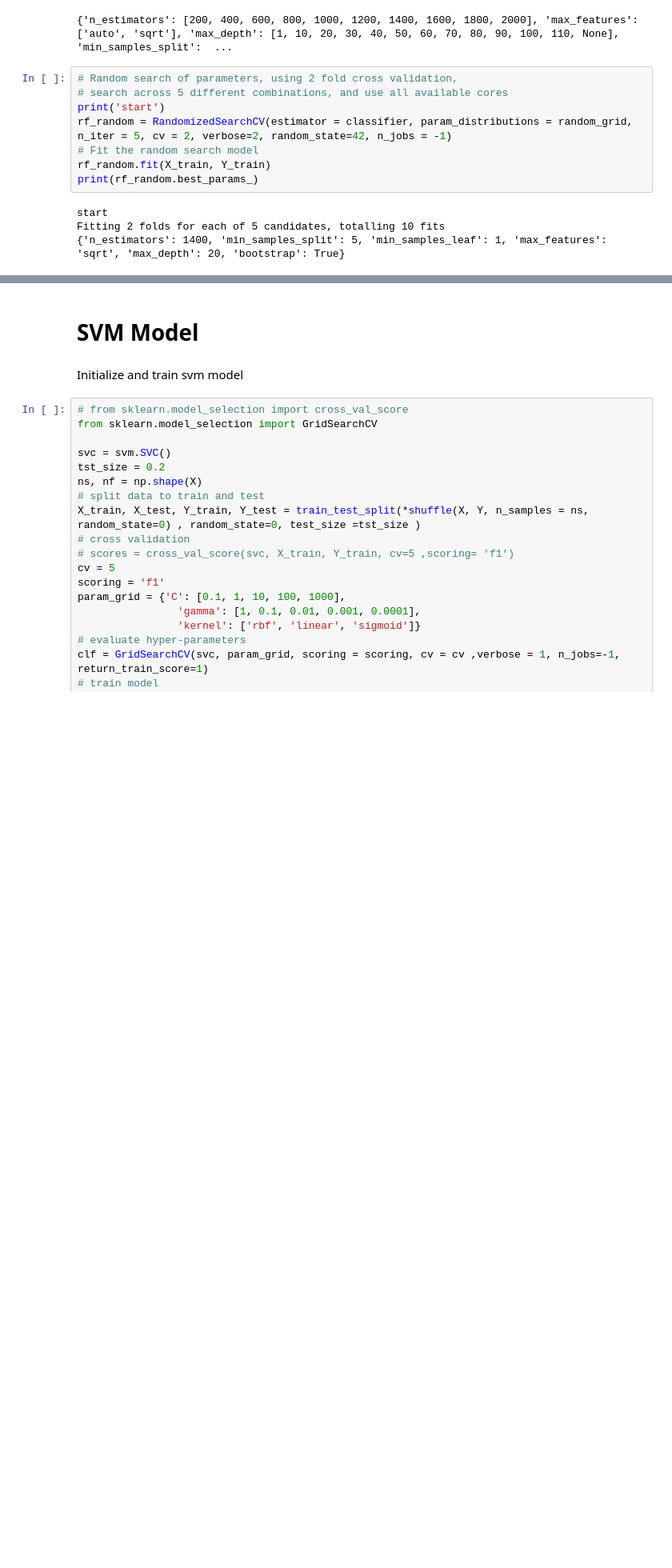
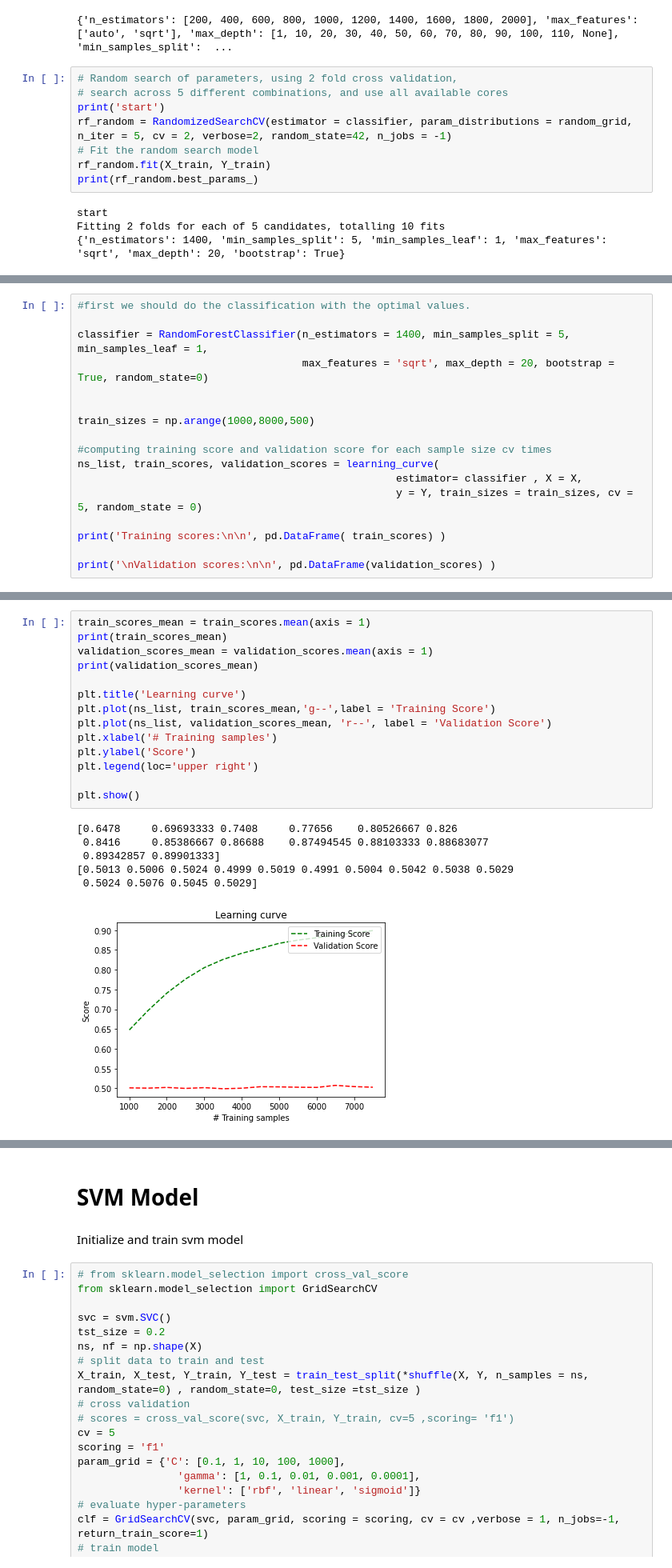
Before and after one commit to as2c/MLP---Cosmology, a Jupyter notebook: Optimization/Model_Evaluation.ipynb, the cells around one changed output, grey strips where cells are left out. Shown at 80% size. Cells and saved outputs as stored; diff of their text form; blank space fills up the shorter version.

```diff
--- a/Optimization/Model_Evaluation.ipynb
+++ b/Optimization/Model_Evaluation.ipynb
@@ -169,0 +176,17 @@ Fitting 2 folds for each of 5 candidates, totalling 10 fits
+# %%
+#first we should do the classification with the optimal values.
+
+classifier = RandomForestClassifier(n_estimators = 1400, min_samples_split = 5, min_samples_leaf = 1,
+                                    max_features = 'sqrt', max_depth = 20, bootstrap = True, random_state=0)
+
+
+train_sizes = np.arange(1000,8000,500)
+
+#computing training score and validation score for each sample size cv times
+ns_list, train_scores, validation_scores = learning_curve(
+                                                   estimator= classifier , X = X,
+                                                   y = Y, train_sizes = train_sizes, cv = 5, random_state = 0)
+
+print('Training scores:\n\n', pd.DataFrame( train_scores) )
+
+print('\nValidation scores:\n\n', pd.DataFrame(validation_scores) )
@@ -169,0 +211,21 @@ Fitting 2 folds for each of 5 candidates, totalling 10 fits
+# %%
+train_scores_mean = train_scores.mean(axis = 1)
+print(train_scores_mean)
+validation_scores_mean = validation_scores.mean(axis = 1)
+print(validation_scores_mean)
+
+plt.title('Learning curve')
+plt.plot(ns_list, train_scores_mean,'g--',label = 'Training Score')
+plt.plot(ns_list, validation_scores_mean, 'r--', label = 'Validation Score')
+plt.xlabel('# Training samples')
+plt.ylabel('Score')
+plt.legend(loc='upper right')
+
+plt.show()
+# %% [output]
+[0.6478     0.69693333 0.7408     0.77656    0.80526667 0.826
+ 0.8416     0.85386667 0.86688    0.87494545 0.88103333 0.88683077
+ 0.89342857 0.89901333]
+[0.5013 0.5006 0.5024 0.4999 0.5019 0.4991 0.5004 0.5042 0.5038 0.5029
+ 0.5024 0.5076 0.5045 0.5029]
+[figure, added]
```
Also changed, not shown: parts of 8 cells of this notebook.
